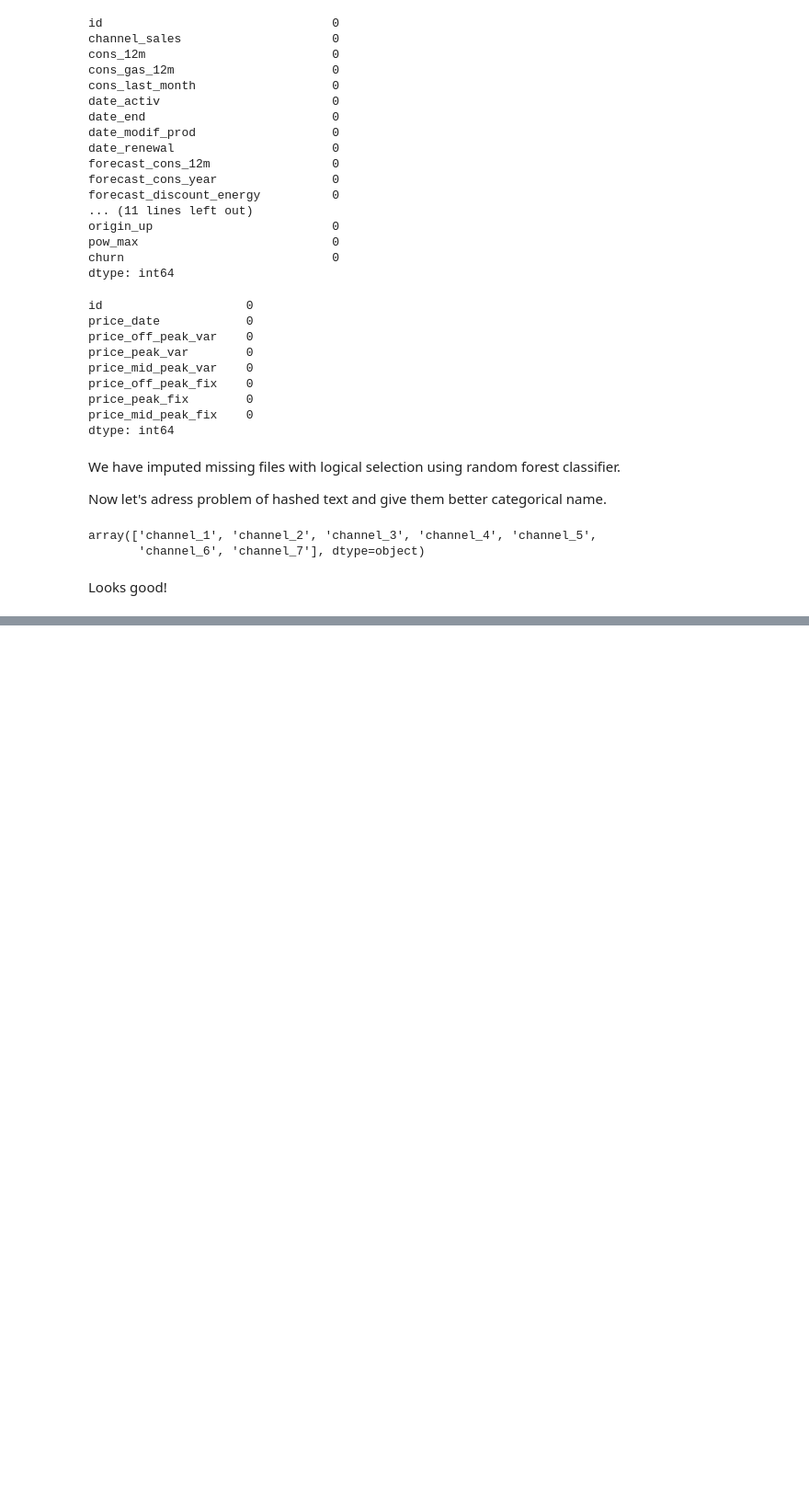
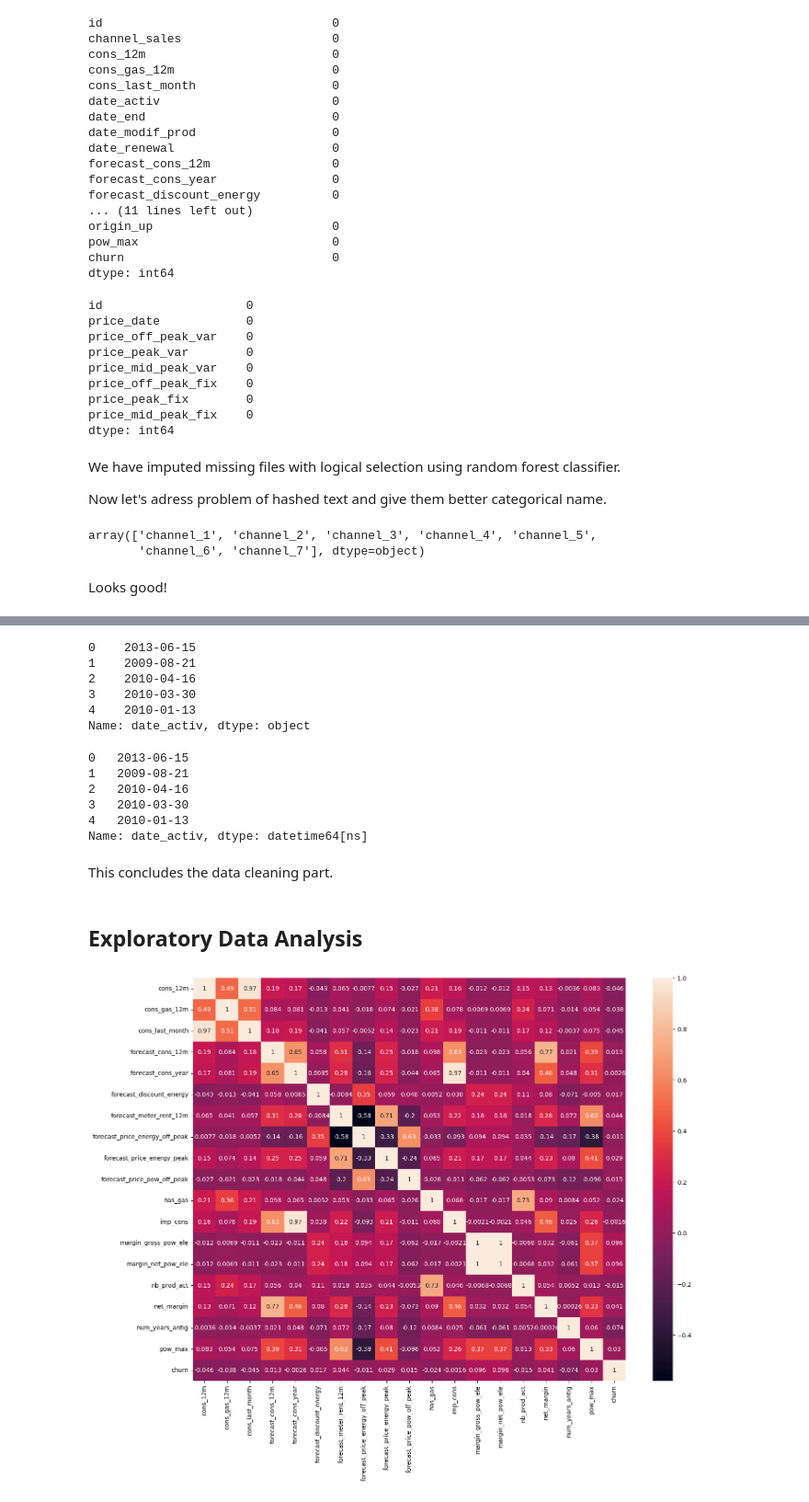
Before and after one commit to MetinUnlu/customer_churn, a Jupyter notebook: codes/eda_analysis.ipynb, the cells around one changed output, grey strips where cells are left out. Shown: that part at 92% size. Cells and saved outputs as stored; diff of their text form; code cells hidden in the pictures; blank space fills up the shorter version.

```diff
--- a/codes/eda_analysis.ipynb
+++ b/codes/eda_analysis.ipynb
@@ -282,0 +289,41 @@ client_df.has_gas.replace(replace_dict,inplace=True)
+# %%
+client_df.date_activ.head()
+# %% [output]
+0    2013-06-15
+1    2009-08-21
+2    2010-04-16
+3    2010-03-30
+4    2010-01-13
+Name: date_activ, dtype: object
+# %%
+def convert_to_datetime(df, column_names):
+    for column in column_names:
+        df[column] = pd.to_datetime(df[column], errors='coerce')
+    return df
+
+
+column_names = ['date_activ', 'date_end', 'date_modif_prod', 'date_renewal']
+client_df = convert_to_datetime(client_df, column_names)
+# %%
+client_df.date_activ.head()
+# %% [output]
+0   2013-06-15
+1   2009-08-21
+2   2010-04-16
+3   2010-03-30
+4   2010-01-13
+Name: date_activ, dtype: datetime64[ns]
+# %% [markdown]
+This concludes the data cleaning part.
+# %% [markdown]
+## Exploratory Data Analysis
+# %%
+# Lets make a quick run on correlation heatmap to check churn correlation
+
+numerical_cols = client_df.select_dtypes(include=['int64', 'float64'])
+corrMatrix = numerical_cols.corr()
+plt.figure(figsize=(16,12))
+sns.heatmap(corrMatrix, annot=True)
+plt.show()
+# %% [output]
+[figure, added]
```
Also changed, not shown: parts of 9 cells of this notebook.
